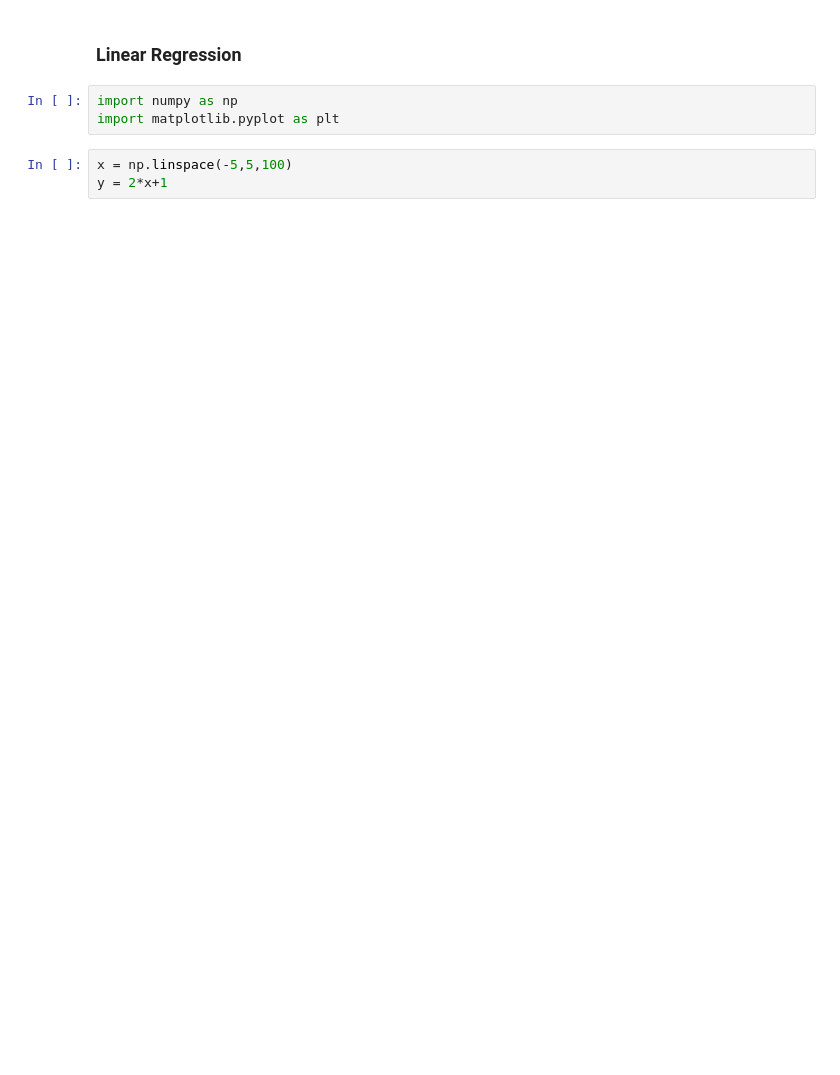
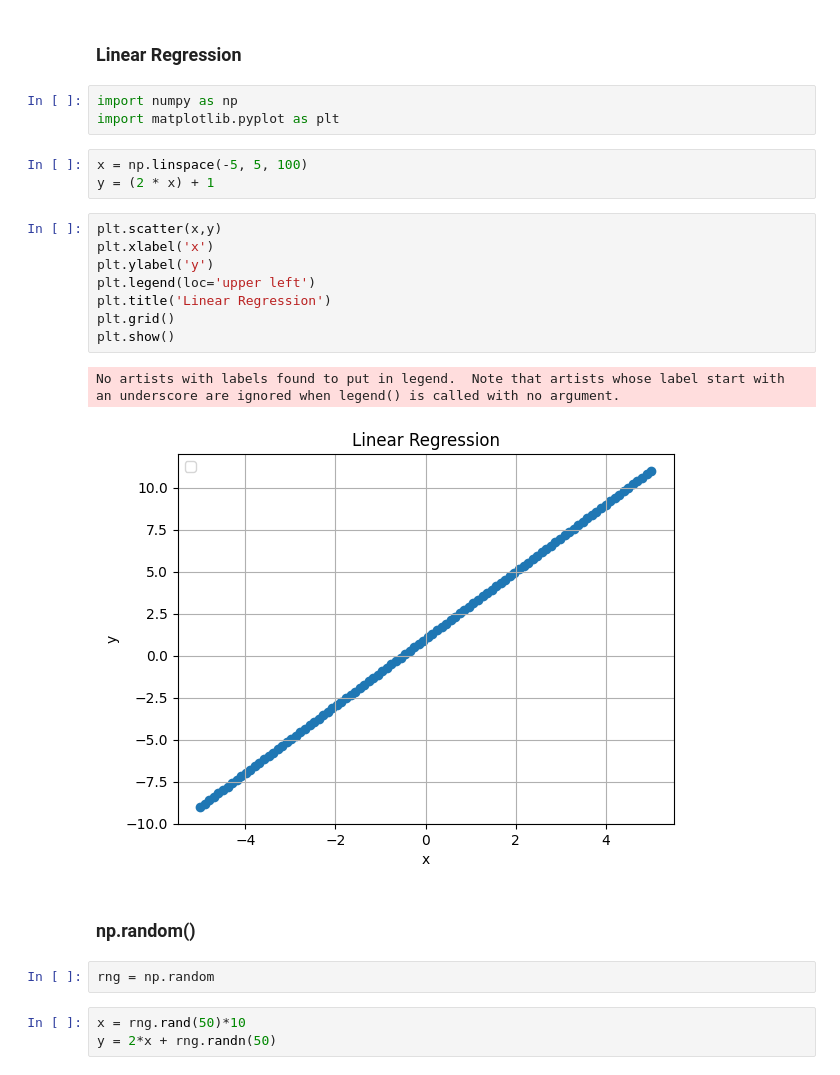
Before and after one commit to BewSorawit/AI-And-DataScience, a Jupyter notebook: basic-ml/chapter4/linear.ipynb, the cells around one changed output. Cells and saved outputs as stored; diff of their text form; blank space fills up the shorter version.

```diff
--- a/basic-ml/chapter4/linear.ipynb
+++ b/basic-ml/chapter4/linear.ipynb
@@ -4,6 +4,24 @@
 import numpy as np
 import matplotlib.pyplot as plt
 # %%
-x = np.linspace(-5,5,100)
-y = 2*x+1
+x = np.linspace(-5, 5, 100)
+y = (2 * x) + 1
+# %%
+plt.scatter(x,y)
+plt.xlabel('x')
+plt.ylabel('y')
+plt.legend(loc='upper left')
+plt.title('Linear Regression')
+plt.grid()
+plt.show()
+# %% [output]
+No artists with labels found to put in legend.  Note that artists whose label start with an underscore are ignored when legend() is called with no argument.
+[figure, added]
+# %% [markdown]
+### np.random()
+# %%
+rng = np.random
+# %%
+x = rng.rand(50)*10
+y = 2*x + rng.randn(50)
 # %%
```
Also changed, not shown: parts of 11 cells of this notebook, 27 other files.
